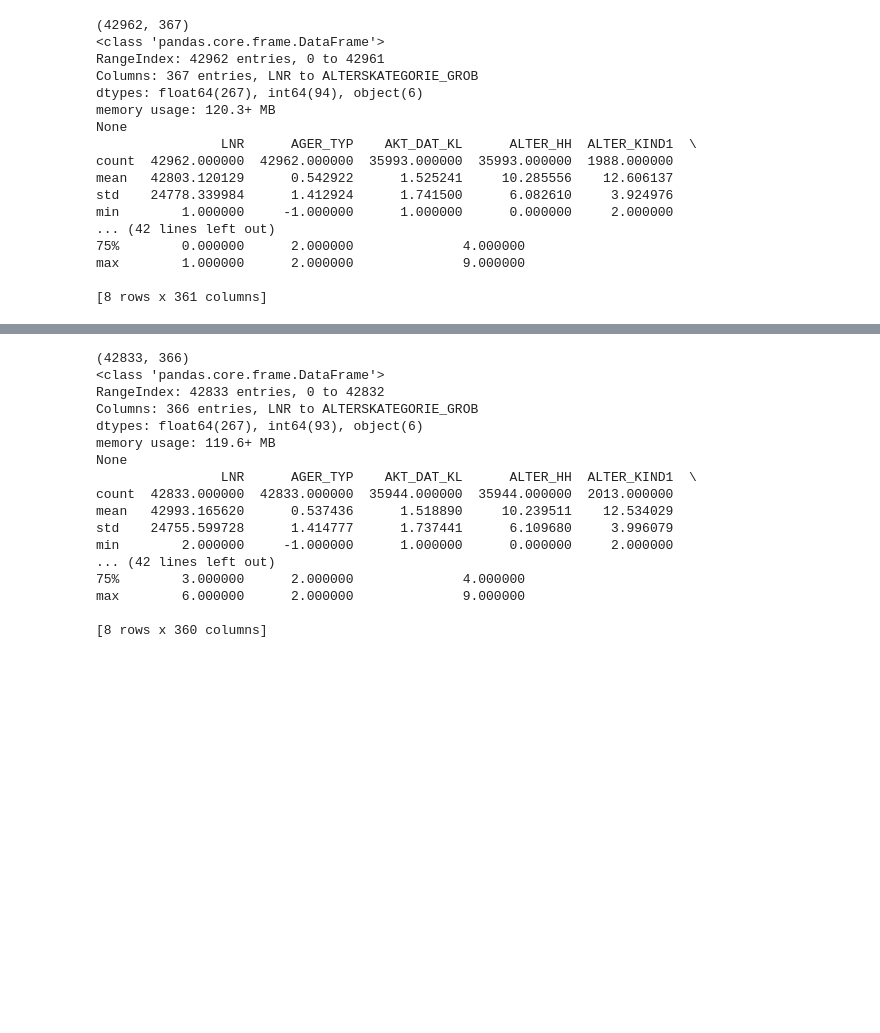
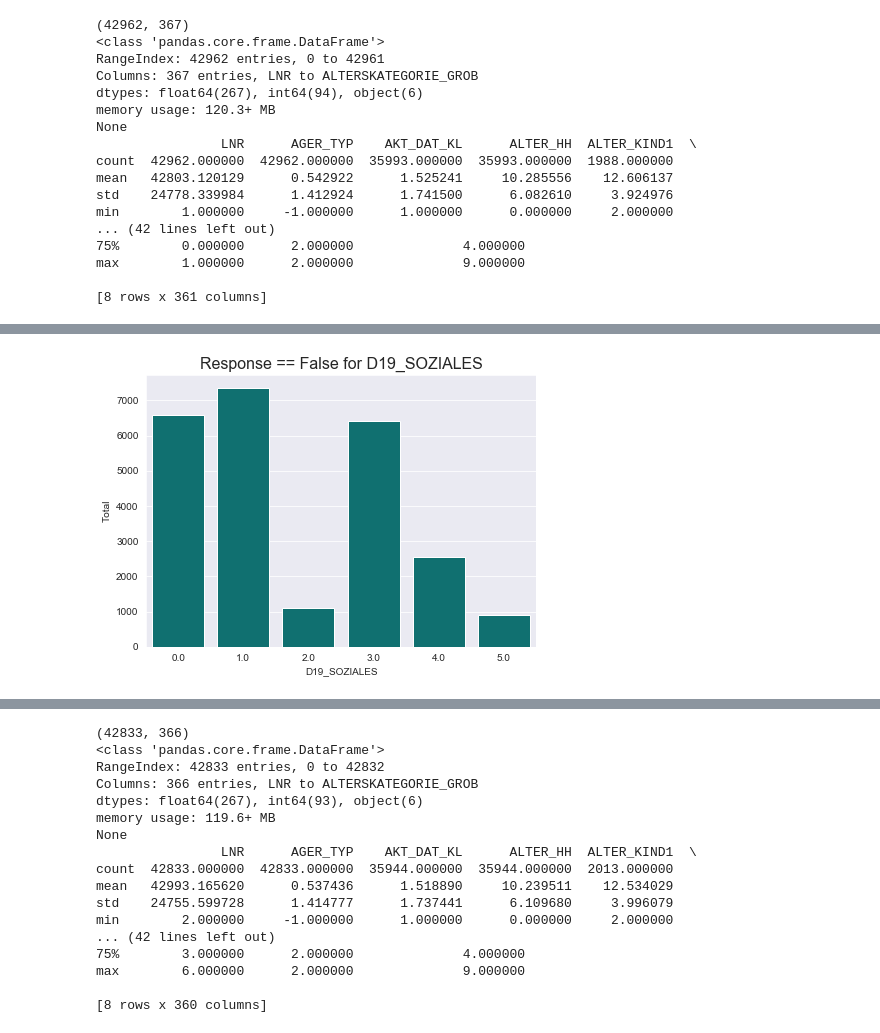
Before and after one commit to mercycoach/udacity, a Jupyter notebook: Arvato Project Workbook.ipynb, the cells around one changed output, grey strips where cells are left out. Cells and saved outputs as stored; diff of their text form; code cells hidden in the pictures; blank space fills up the shorter version.

```diff
--- a/Arvato Project Workbook.ipynb
+++ b/Arvato Project Workbook.ipynb
@@ -530,0 +566,12 @@ max        1.000000      2.000000              9.000000
+# %%
+#t1[t1['RESPONSE'] == 0][['D19_SOZIALES','counts']].plot(kind='bar', x='D19_SOZIALES', figsize=(7,5), color='y')
+#t1[t1['RESPONSE'] == 1][['D19_SOZIALES','counts']].plot(kind='bar', x='D19_SOZIALES', figsize=(7,5), color='y')
+sns.set_style("darkgrid")
+plt.figure(figsize=(7,5))
+sns.barplot(x='D19_SOZIALES', y='counts', color='teal', data=t1[t1['RESPONSE'] == 0][['D19_SOZIALES','counts']])
+plt.title("Response == False for D19_SOZIALES", size=16)
+plt.ylabel('Total')
+plt.xlabel('D19_SOZIALES')
+plt.savefig('D19_SOZIALES_false')
+# %% [output]
+[figure, added]
```
Also changed, not shown: parts of 4 cells of this notebook, 1 other file.
